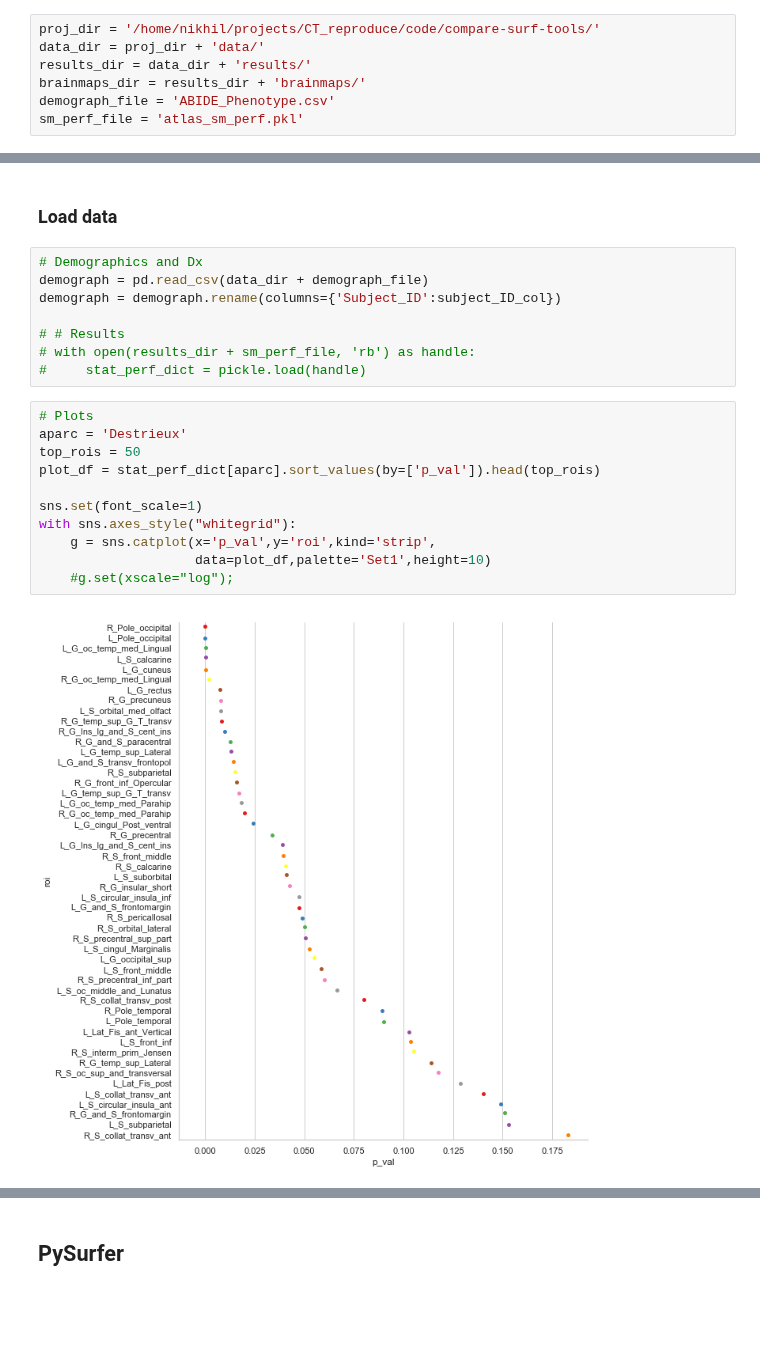
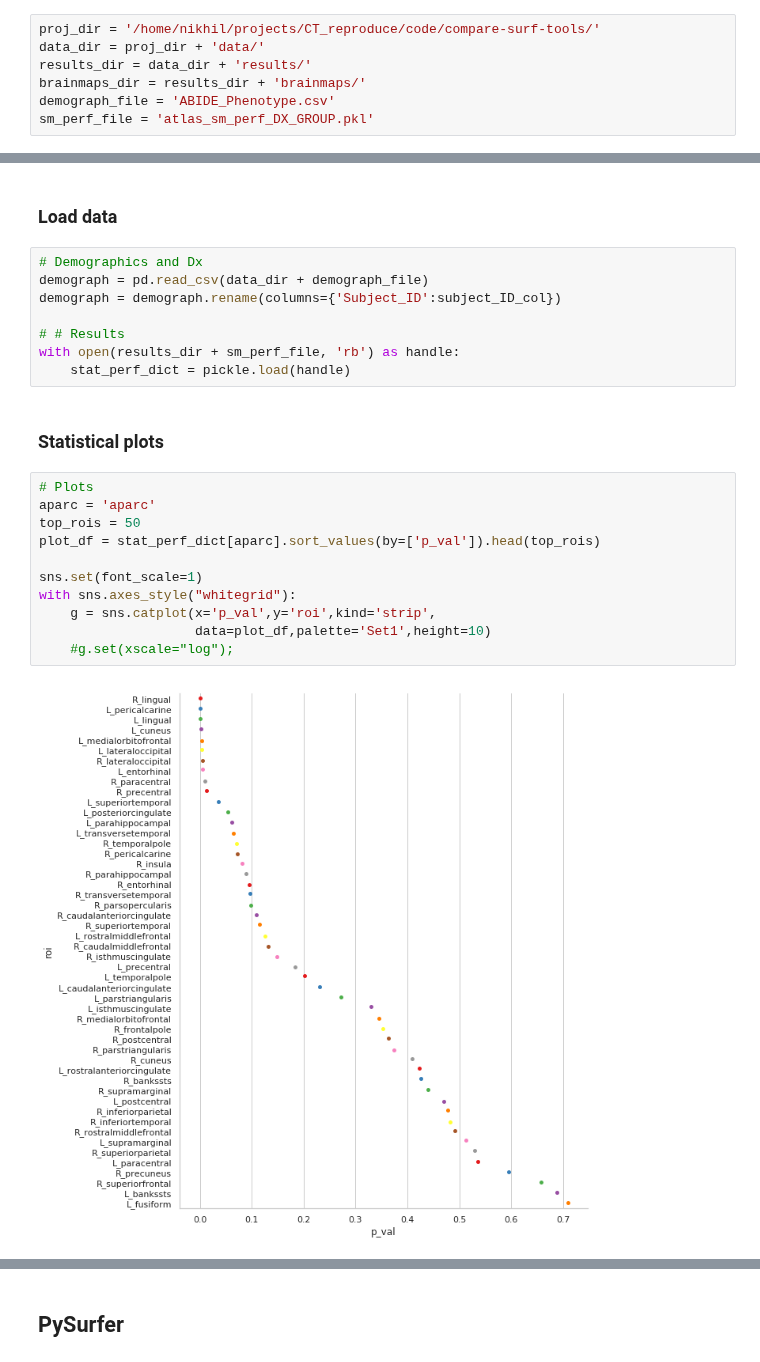
Before and after one commit to neurodatascience/compare-surf-tools, a Jupyter notebook: notebooks/generate_plots.ipynb, the cells around one changed output, grey strips where cells are left out. Cells and saved outputs as stored; diff of their text form; blank space fills up the shorter version.

Commit message:
refactored plotting with pysurfer

```diff
--- a/notebooks/generate_plots.ipynb
+++ b/notebooks/generate_plots.ipynb
@@ -27,6 +39,6 @@ data_dir = proj_dir + 'data/'
 results_dir = data_dir + 'results/'
 brainmaps_dir = results_dir + 'brainmaps/'
 demograph_file = 'ABIDE_Phenotype.csv'
-sm_perf_file = 'atlas_sm_perf.pkl'
+sm_perf_file = 'atlas_sm_perf_DX_GROUP.pkl'
 # %% [markdown]
 ### Global Vars
@@ -40,18 +54,20 @@ demograph = pd.read_csv(data_dir + demograph_file)
 demograph = demograph.rename(columns={'Subject_ID':subject_ID_col})
 
 # # Results
-# with open(results_dir + sm_perf_file, 'rb') as handle:
-#     stat_perf_dict = pickle.load(handle)
+with open(results_dir + sm_perf_file, 'rb') as handle:
+    stat_perf_dict = pickle.load(handle)
+# %% [markdown]
+### Statistical plots
 # %%
 # Plots
-aparc = 'Destrieux'
+aparc = 'aparc'
 top_rois = 50
 plot_df = stat_perf_dict[aparc].sort_values(by=['p_val']).head(top_rois)
 
 sns.set(font_scale=1)
 with sns.axes_style("whitegrid"):
     g = sns.catplot(x='p_val',y='roi',kind='strip',
                     data=plot_df,palette='Set1',height=10)
     #g.set(xscale="log");
 # %% [output]
-[figure, old version]
+[figure, new version]
```
Also changed, not shown: parts of 14 cells of this notebook, 2 other files.
